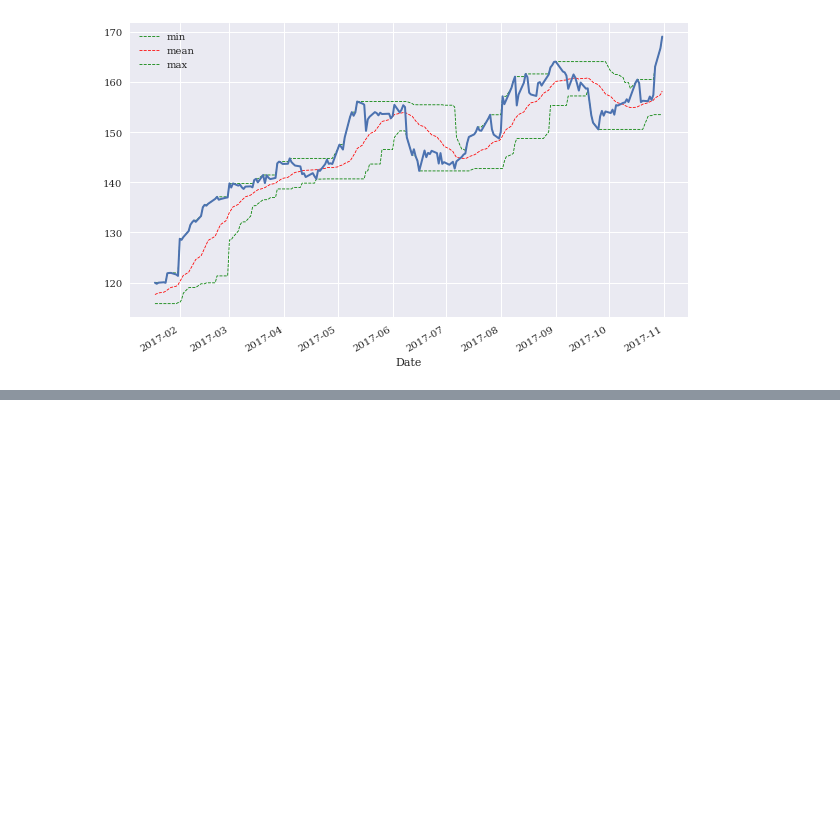
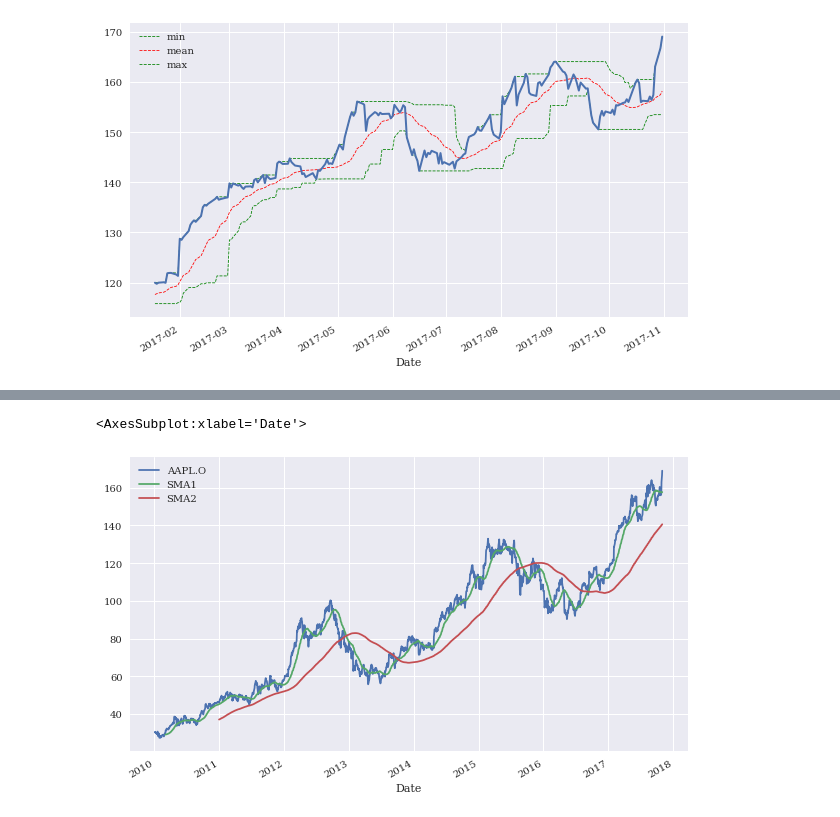
Before and after one commit to zhiyixu/FA, a Jupyter notebook: Ch8.ipynb, the cells around one changed output, grey strips where cells are left out. Cells and saved outputs as stored; diff of their text form; code cells hidden in the pictures; blank space fills up the shorter version.

```diff
--- a/Ch8.ipynb
+++ b/Ch8.ipynb
@@ -140,0 +143,4 @@ data[sym].iloc[-200:].plot(ax=ax, lw=2.0) # the ax means polt them to the same f
+# %%
+data['SMA1'] = data[sym].rolling(window=42).mean()
+data['SMA2'] = data[sym].rolling(window=252).mean()
+data[[sym, 'SMA1', 'SMA2']].tail()
@@ -140,0 +155,5 @@ data[sym].iloc[-200:].plot(ax=ax, lw=2.0) # the ax means polt them to the same f
+# %%
+data[[sym, 'SMA1', 'SMA2']].plot(figsize=(10, 6))
+# %% [output]
+<AxesSubplot:xlabel='Date'>
+[figure, added]
```
Also changed, not shown: parts of 3 cells of this notebook, 1 other file.
